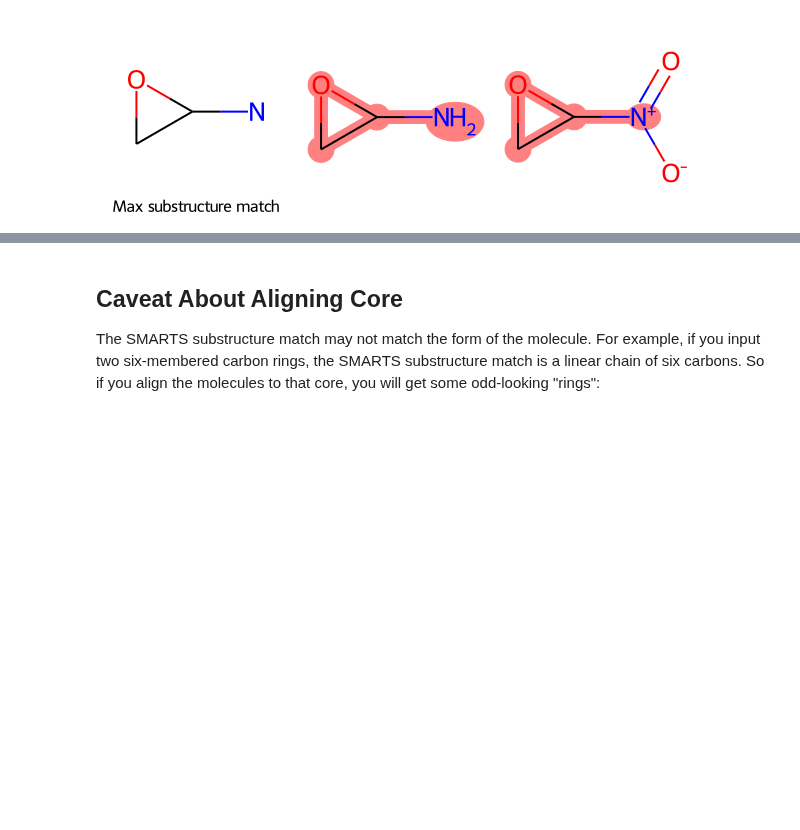
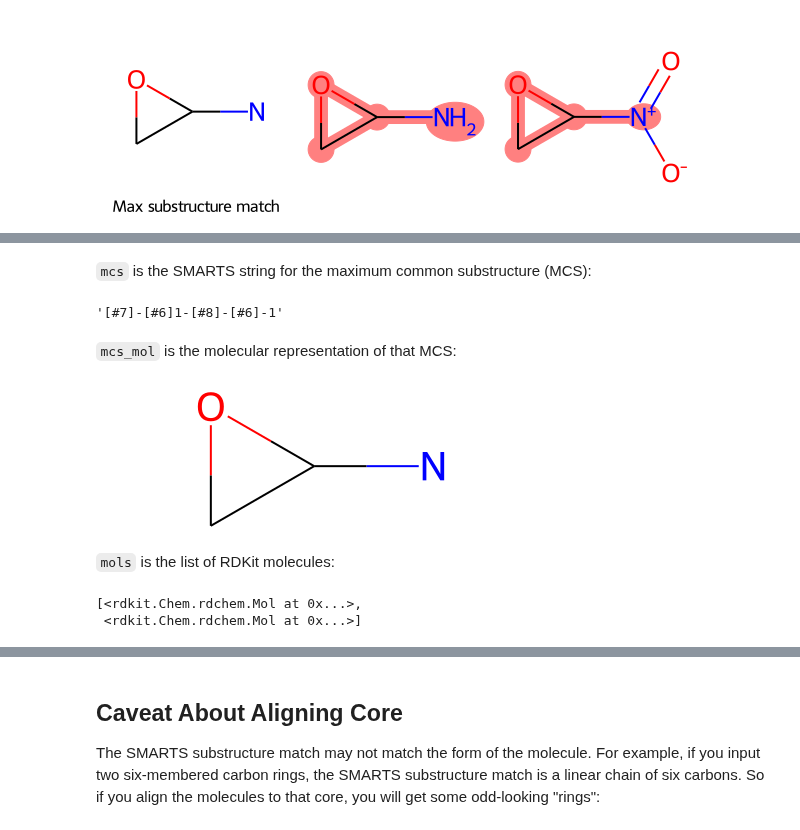
Before and after one commit to bertiewooster/RDKit-playing, a Jupyter notebook: SmilesMCStoGridImage.ipynb, the cells around one changed output, grey strips where cells are left out. Cells and saved outputs as stored; diff of their text form; code cells hidden in the pictures; blank space fills up the shorter version.

```diff
--- a/SmilesMCStoGridImage.ipynb
+++ b/SmilesMCStoGridImage.ipynb
@@ -46,0 +78,3 @@ SmilesMCStoGridImage("NC1OC1", "C1OC1[N+](=O)[O-]")
+# %%
+drawing, mcs, mcs_mol, mols = SmilesMCStoGridImage(["NC1OC1", "C1OC1[N+](=O)[O-]"], verbose=True)
+drawing
@@ -46,0 +83,19 @@ SmilesMCStoGridImage("NC1OC1", "C1OC1[N+](=O)[O-]")
+# %% [markdown]
+`mcs` is the SMARTS string for the maximum common substructure (MCS):
+# %%
+mcs
+# %% [output]
+'[#7]-[#6]1-[#8]-[#6]-1'
+# %% [markdown]
+`mcs_mol` is the molecular representation of that MCS:
+# %%
+mcs_mol
+# %% [output]
+[figure, added]
+# %% [markdown]
+`mols` is the list of RDKit molecules:
+# %%
+mols
+# %% [output]
+[<rdkit.Chem.rdchem.Mol at 0x...>,
+ <rdkit.Chem.rdchem.Mol at 0x...>]
```
Also changed, not shown: parts of 17 cells of this notebook.
